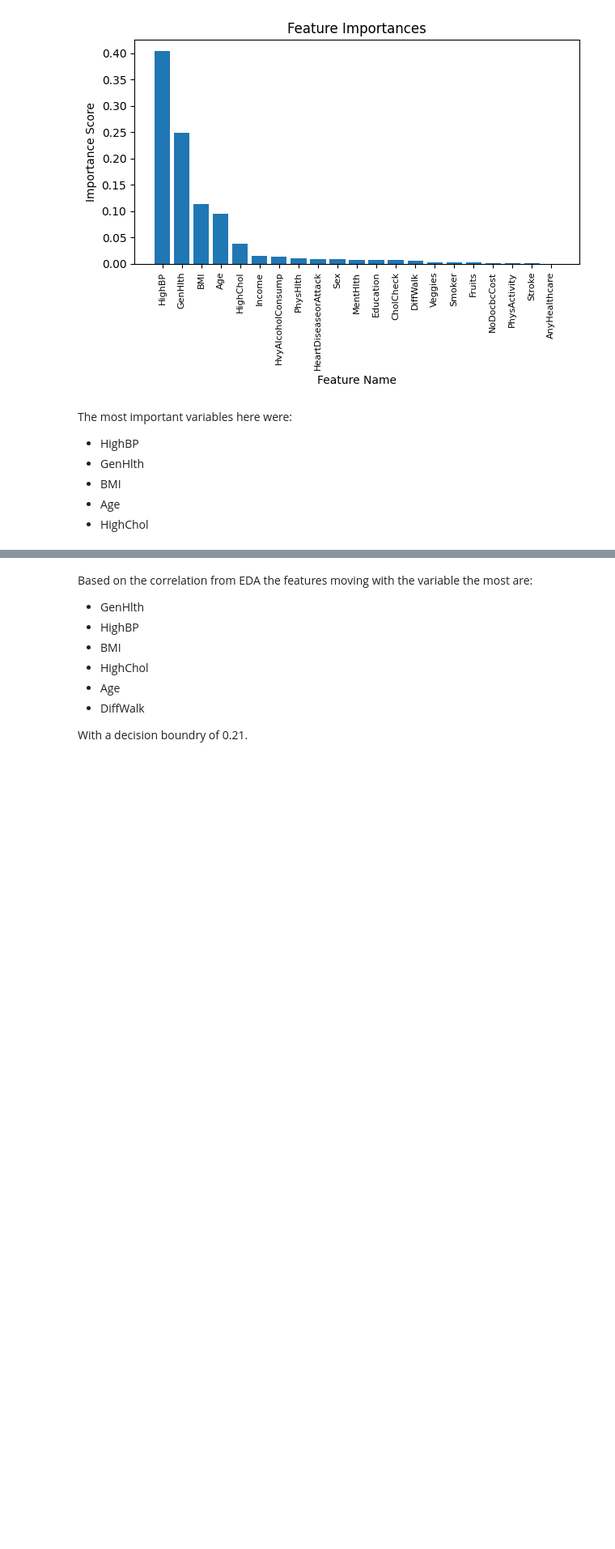
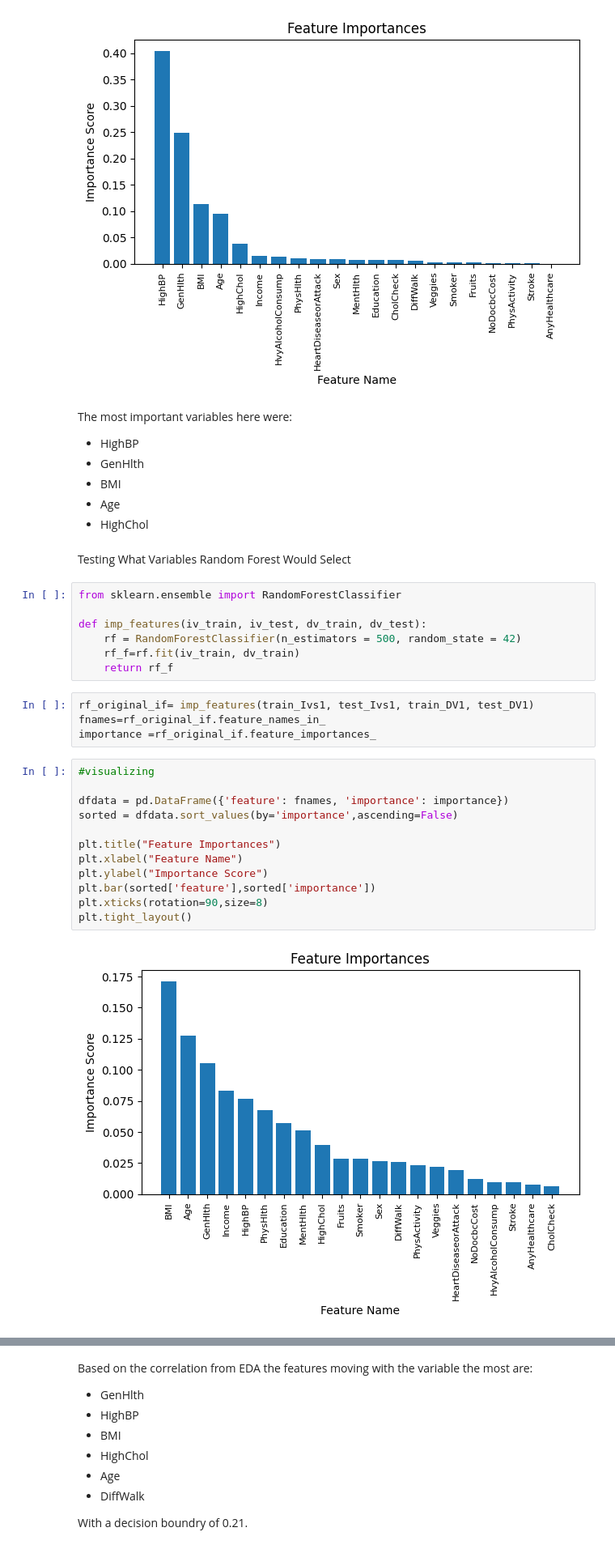
Before and after one commit to thuyr13/DS_2ndreport, a Jupyter notebook: Feature Engineering.ipynb, the cells around one changed output, grey strips where cells are left out. Shown at 81% size. Drawn from its saved outputs; the diff is of its cells as text; blank space fills up the shorter version.

```diff
--- a/Feature Engineering.ipynb
+++ b/Feature Engineering.ipynb
@@ -369,3 +369,30 @@ The most important variables here were:
 - BMI
 - Age
 - HighChol
+# %% [markdown]
+Testing What Variables Random Forest Would Select
+# %%
+from sklearn.ensemble import RandomForestClassifier
+
+def imp_features(iv_train, iv_test, dv_train, dv_test):
+    rf = RandomForestClassifier(n_estimators = 500, random_state = 42)
+    rf_f=rf.fit(iv_train, dv_train)
+    return rf_f
+# %%
+rf_original_if= imp_features(train_Ivs1, test_Ivs1, train_DV1, test_DV1)
+fnames=rf_original_if.feature_names_in_
+importance =rf_original_if.feature_importances_
+# %%
+#visualizing
+
+dfdata = pd.DataFrame({'feature': fnames, 'importance': importance})
+sorted = dfdata.sort_values(by='importance',ascending=False)
+
+plt.title("Feature Importances")
+plt.xlabel("Feature Name")
+plt.ylabel("Importance Score")
+plt.bar(sorted['feature'],sorted['importance'])
+plt.xticks(rotation=90,size=8)
+plt.tight_layout()
+# %% [output]
+[figure, added]
```
Also changed, not shown: parts of 3 cells of this notebook, 2 other files.
